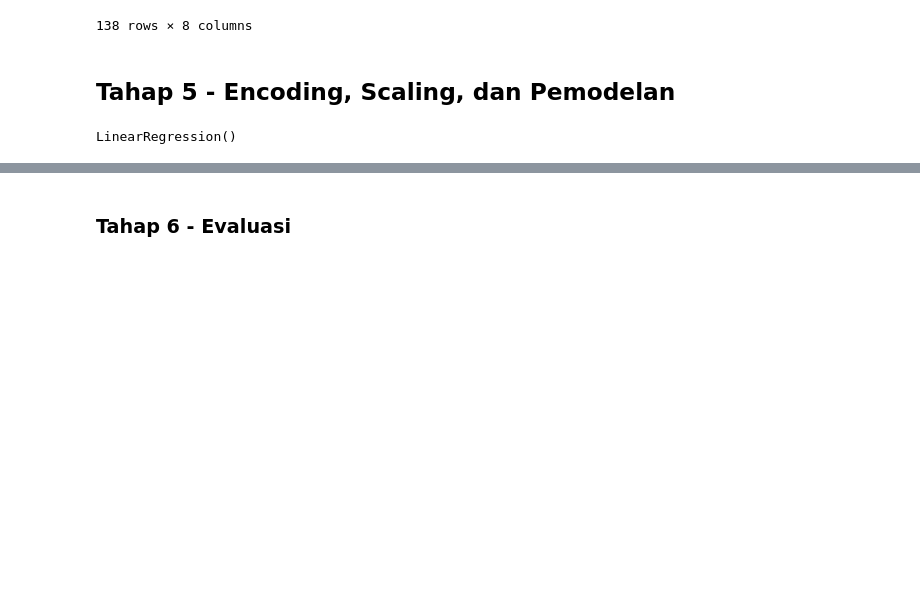
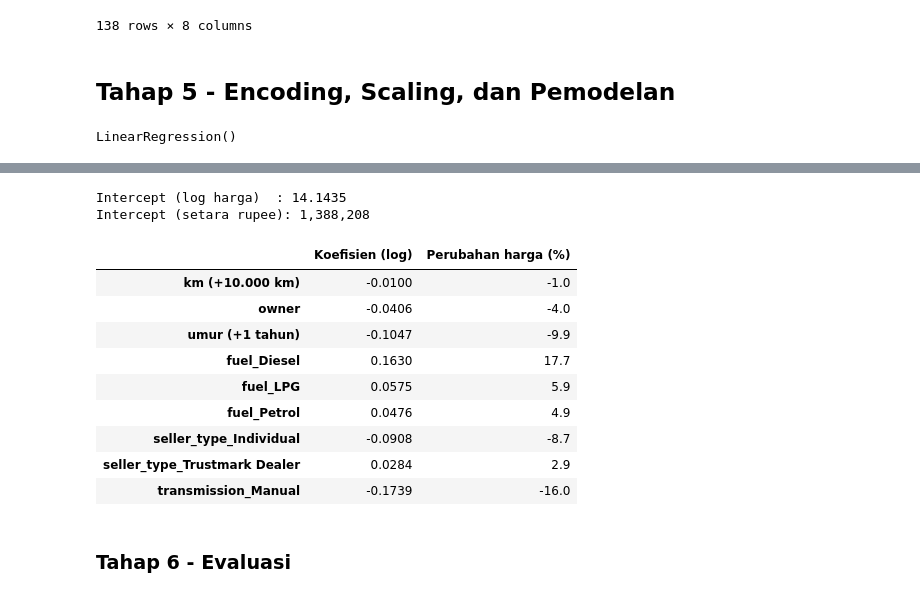
Before and after one commit to alfiahlutfi/RegresiLinear_Kelas5B_Kelompok6, a Jupyter notebook: RegresiLinear_Kelas5B_Kelompok6.ipynb, the cells around one changed output, grey strips where cells are left out. Cells and saved outputs as stored; diff of their text form; code cells hidden in the pictures; blank space fills up the shorter version.

Commit message:
Penambahan interpretasi koefisien

```diff
--- a/RegresiLinear_Kelas5B_Kelompok6.ipynb
+++ b/RegresiLinear_Kelas5B_Kelompok6.ipynb
@@ -425,3 +435,36 @@ LinearRegression()
+# %%
+print("Intercept (log harga)  :", round(model.intercept_, 4))
+print("Intercept (setara rupee):", f"{np.expm1(model.intercept_):,.0f}")
+
+koef = pd.Series(model.coef_, index=x_train.columns)
+
+# kembalikan koefisien fitur ber-scaling ke satuan asli
+koef['vehicle_age'] = koef['vehicle_age'] / scaler.scale_[1]            # per 1 tahun
+koef['km_driven']   = koef['km_driven'] * 10000 / scaler.scale_[0]      # per 10.000 km
+
+# tampilkan fitur yang mudah ditafsirkan (dummy brand/model disisihkan)
+fitur = [k for k in koef.index if not k.startswith(('brand_', 'model_'))]
+persen = ((np.exp(koef[fitur]) - 1) * 100).sort_values()
+persen.index = persen.index.str.replace('vehicle_age', 'umur (+1 tahun)').str.replace('km_driven', 'km (+10.000 km)')
+
+tabel_koef = pd.DataFrame({'Koefisien (log)': koef[fitur].round(4).values,
+                           'Perubahan harga (%)': ((np.exp(koef[fitur]) - 1) * 100).round(1).values},
+                          index=fitur)
+tabel_koef.index = tabel_koef.index.str.replace('vehicle_age', 'umur (+1 tahun)').str.replace('km_driven', 'km (+10.000 km)')
+display(tabel_koef)
+# %% [output]
+Intercept (log harga)  : 14.1435
+Intercept (setara rupee): 1,388,208
+|  | Koefisien (log) | Perubahan harga (%) |
+| km (+10.000 km) | -0.0100 | -1.0 |
+| owner | -0.0406 | -4.0 |
+| umur (+1 tahun) | -0.1047 | -9.9 |
+| fuel_Diesel | 0.1630 | 17.7 |
+| fuel_LPG | 0.0575 | 5.9 |
+| fuel_Petrol | 0.0476 | 4.9 |
+| seller_type_Individual | -0.0908 | -8.7 |
+| seller_type_Trustmark Dealer | 0.0284 | 2.9 |
+| transmission_Manual | -0.1739 | -16.0 |
 # %% [markdown]
 ### Tahap 6 - Evaluasi
 # %%
```
Also changed, not shown: parts of 6 cells of this notebook.
